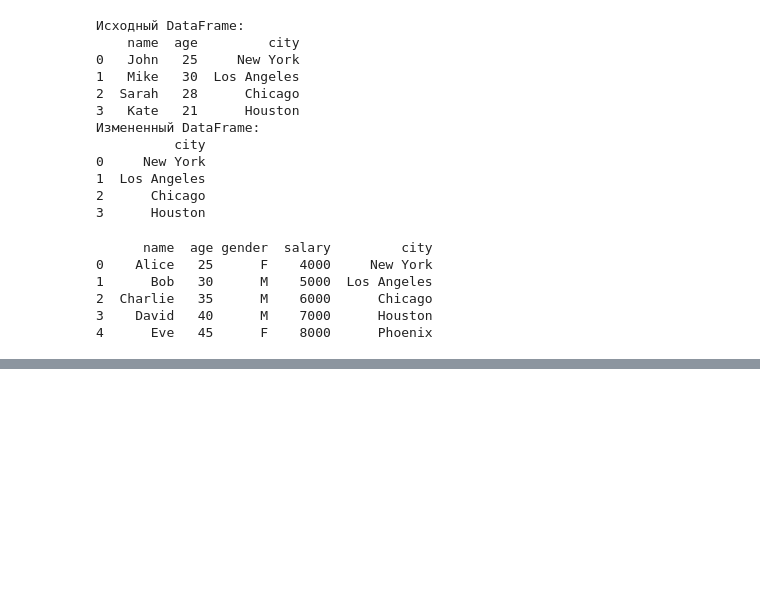
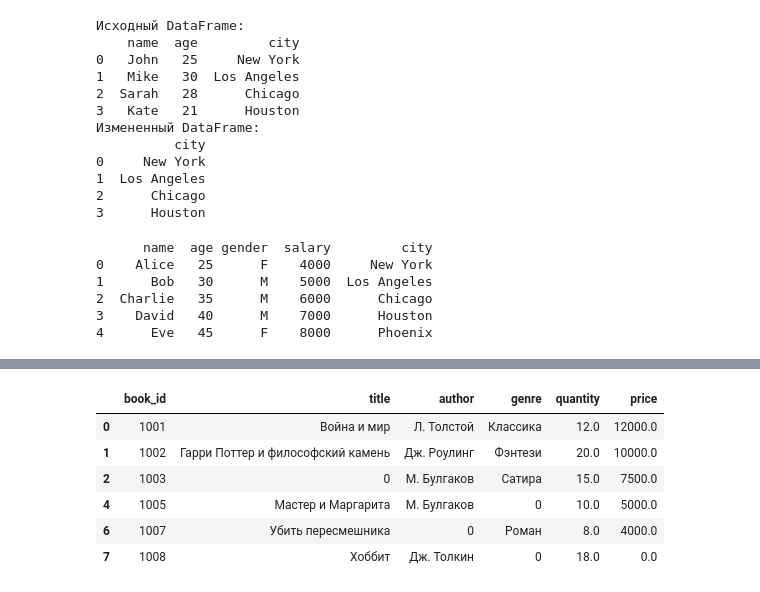
Before and after one commit to Sinrez/PythonProjects, a Jupyter notebook: regex_and_examples_python.ipynb, the cells around one changed output, grey strips where cells are left out. Cells and saved outputs as stored; diff of their text form; code cells hidden in the pictures; blank space fills up the shorter version.

```diff
--- a/regex_and_examples_python.ipynb
+++ b/regex_and_examples_python.ipynb
@@ -476,0 +532,4 @@ print(df)
+# %%
+import pandas as pd # импорт библиотеки Pandas
+df = pd.read_csv('sales.csv') # чтение данных из файла data.csv в фрейм данных df
+df.head() # вывод фрейма данных
@@ -476,0 +543,13 @@ print(df)
+# %%
+df.drop_duplicates(subset=['book_id'],inplace=True)
+df.fillna(0)
+df = df[(df["quantity"] > 0 & (df["price"] > 0))].fillna(0)
+df
+# %% [output]
+|  | book_id | title | author | genre | quantity | price |
+| 0 | 1001 | Война и мир | Л. Толстой | Классика | 12.0 | 12000.0 |
+| 1 | 1002 | Гарри Поттер и философский камень | Дж. Роулинг | Фэнтези | 20.0 | 10000.0 |
+| 2 | 1003 | 0 | М. Булгаков | Сатира | 15.0 | 7500.0 |
+| 4 | 1005 | Мастер и Маргарита | М. Булгаков | 0 | 10.0 | 5000.0 |
+| 6 | 1007 | Убить пересмешника | 0 | Роман | 8.0 | 4000.0 |
+| 7 | 1008 | Хоббит | Дж. Толкин | 0 | 18.0 | 0.0 |
```
Also changed, not shown: parts of 6 cells of this notebook.
